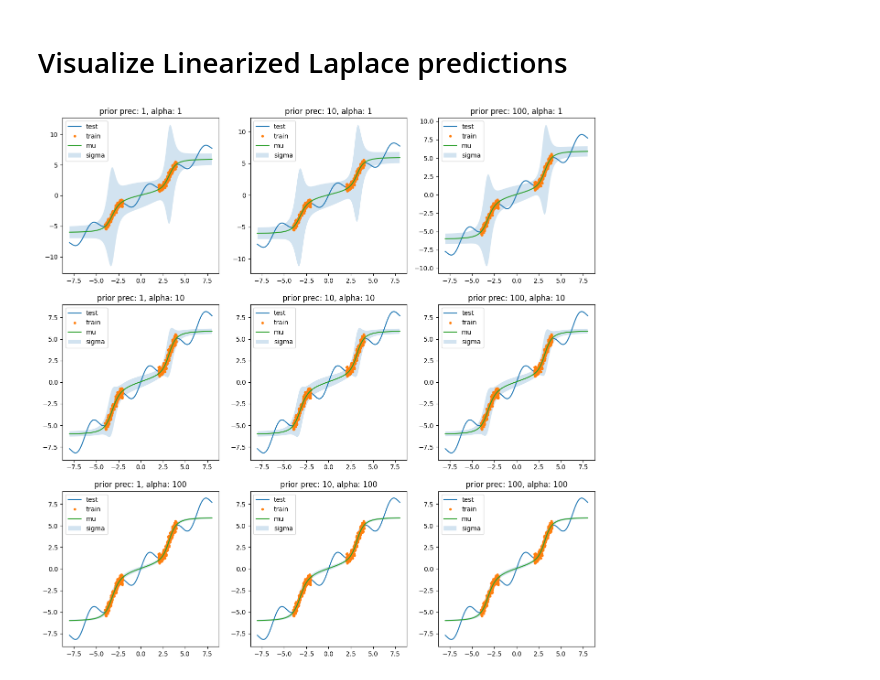
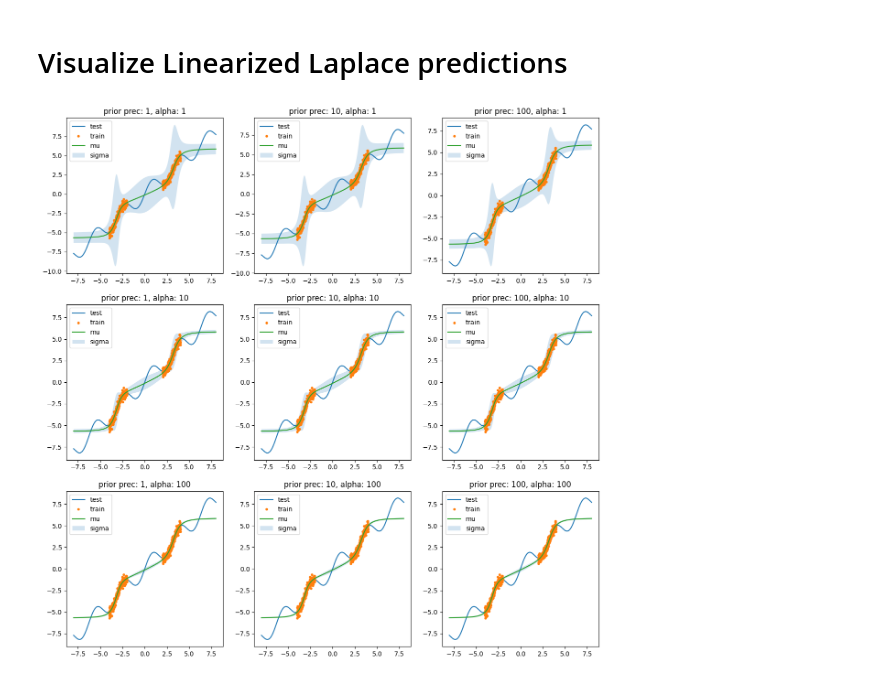
Before and after one commit to FrederikWarburg/pytorch-laplace, a Jupyter notebook: examples/toy_examples/regression.ipynb, the cells around one changed output. Saved outputs shown, nothing was run; the diff lists cells and outputs as text; code cells hidden in the pictures.

Commit message:
supports backpack backend

```diff
--- a/examples/toy_examples/regression.ipynb
+++ b/examples/toy_examples/regression.ipynb
@@ -24,6 +27,7 @@ mask = (x_train > 2) | (x_train < -2)
 x_train_masked = x_train[~mask]
 x_train = torch.from_numpy(x_train[mask]).float()
 y_train = f(x_train) + 0.3 * np.random.randn(len(x_train))
+y_train = y_train.float()
 
 x_test = np.linspace(-8, 8, 2 * N)
 y_test = f(x_test)
@@ -140,23 +144,24 @@ from pytorch_laplace.laplace.diag import DiagLaplace
 from pytorch_laplace.optimization.prior_precision import optimize_prior_precision
 from torch.nn.utils import parameters_to_vector, vector_to_parameters
 # %%
-def fit_hessian(model, x, batch_size=1024):
+def fit_hessian(model, x, y, batch_size=1024, backend="nnj"):
     model.eval()
 
     hessian_calculator = MSEHessianCalculator(
         wrt="weight",
         hesian_shape="diag",
         approximation_accuracy="exact",
+        backend=backend,
     )
 
     device = "cuda:0" if torch.cuda.is_available() else "cpu"
     hessian = torch.zeros_like(parameters_to_vector(model.parameters()), device=device)
     for i in range(0, x.shape[0], batch_size):
-        with torch.no_grad():
-            model(x[i : i + batch_size])
 
-            h = hessian_calculator.compute_hessian(x=x[i : i + batch_size], model=model)
-            hessian += h * batch_size
+        model(x[i : i + batch_size])
+
+        h = hessian_calculator.compute_hessian(x=x[i : i + batch_size], target=y[i : i + batch_size], model=model)
+        hessian += h * batch_size
 
         if i % 100 == 0:
             print(f"{i}, {hessian.max()} {hessian.min()}")
@@ -165,9 +170,15 @@ def fit_hessian(model, x, batch_size=1024):
 # %% [markdown]
 # Convert to nnj and fit hessian
 # %%
-nnj_model = convert_to_nnj(model)
-nnj_model.eval()
+backend = "backpack"
+
+if backend == "nnj":
+    nnj_model = convert_to_nnj(model)
+elif backend == "backpack":
+    from backpack import extend
+    nnj_model = extend(model)
 
 model_input = x_train.to(device).reshape(-1, 1)
-hessian = fit_hessian(nnj_model, model_input, batch_size=1024)
+
+hessian = fit_hessian(nnj_model, model_input, y, batch_size=1024, backend=backend)
 # %% [output]
@@ -205,29 +216,31 @@ plt.show()
 # %% [markdown]
 # Visualize Linearized Laplace predictions
 # %%
+nnj_model = convert_to_nnj(model)
+
 fig, ax = plt.subplots(3, 3, figsize=(15, 15))
 for j, alpha in enumerate([1, 10, 100]):
     for i, prior_prec in enumerate([1, 10, 100]):
         with torch.no_grad():
             model_input = torch.from_numpy(x_test.reshape(-1, 1)).type(torch.float32).to(device)
             mu, sigma = sampler.linearized_laplace(
                 x=model_input,
                 model=nnj_model,
                 hessian=hessian,
                 scale=alpha,
                 prior_prec=prior_prec,
             )
 
         mu = mu.cpu().numpy().reshape(-1)
 
         sigma = sigma.cpu().numpy().reshape(-1)
 
         ax[j, i].plot(x_test, y_test, "-", label="test")
         ax[j, i].plot(x_train, y_train, ".", label="train")
         ax[j, i].plot(x_test, mu, label="mu")
         ax[j, i].fill_between(x_test, mu - sigma, mu + sigma, alpha=0.2, label="sigma")
         ax[j, i].legend()
         ax[j, i].set_title(f"prior prec: {prior_prec}, alpha: {alpha}")
 plt.show()
 # %% [output]
-[figure, old version]
+[figure, new version]
```
Also changed, not shown: parts of 6 cells of this notebook, 7 other files.
